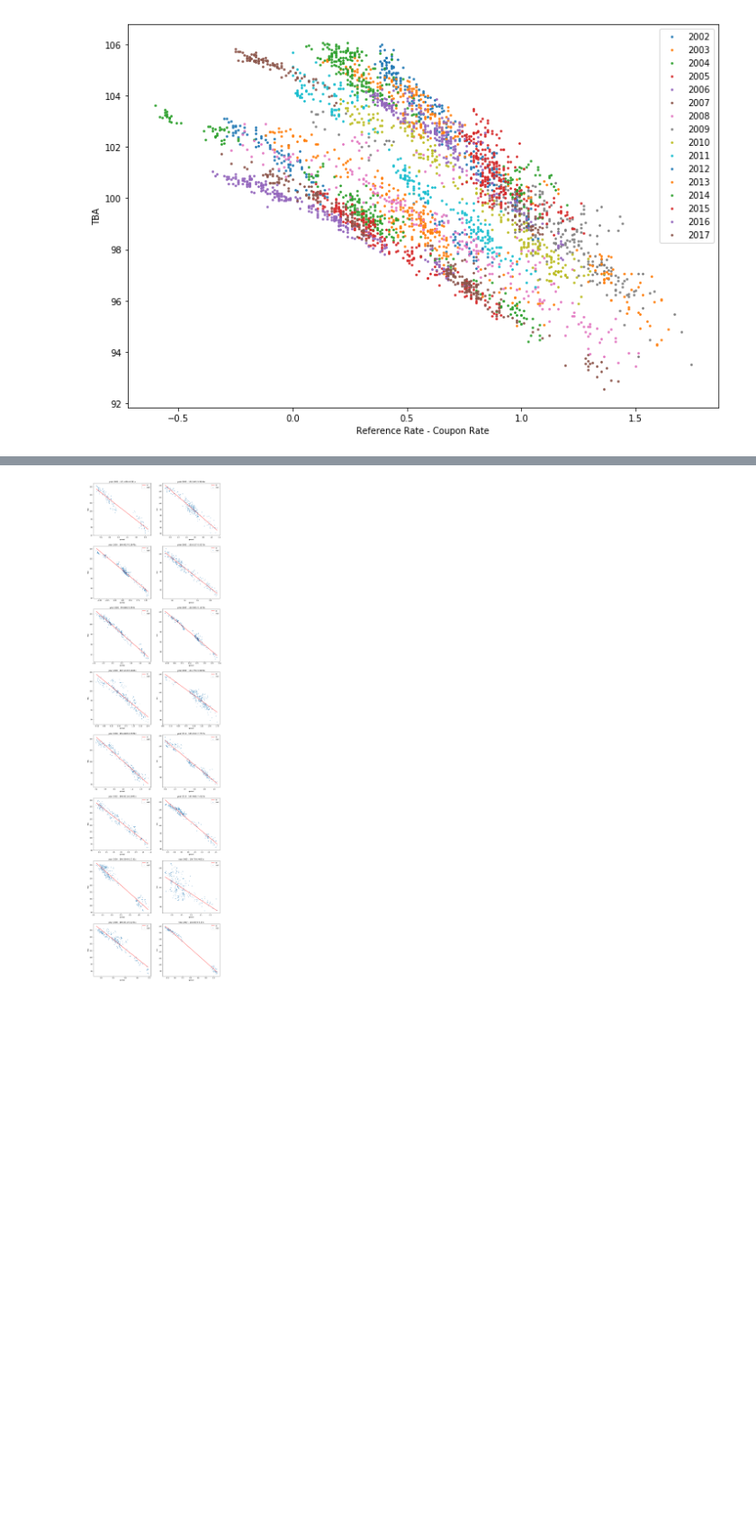
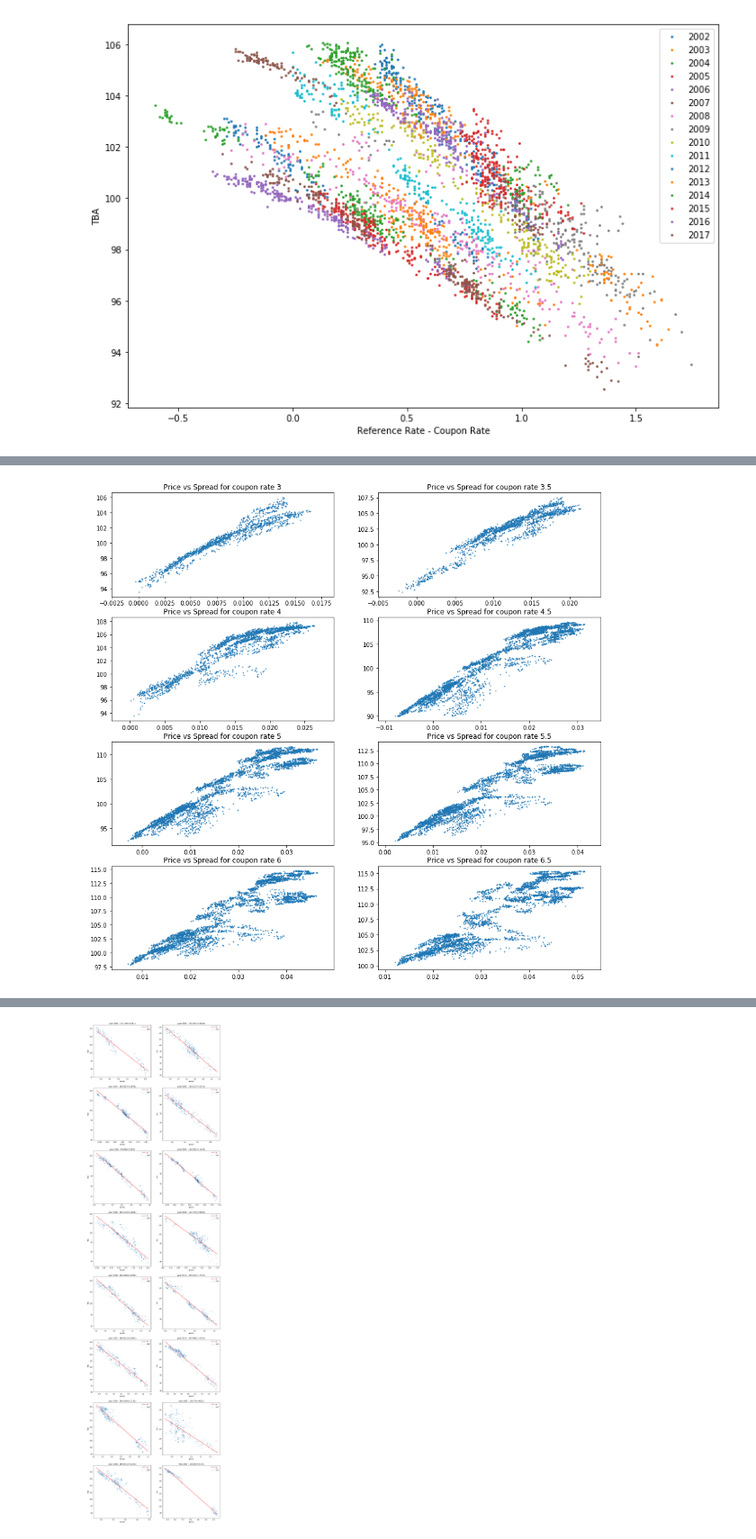
Before and after one commit to JerryDeveloper/MBSEmpiricalDuration, a Jupyter notebook: Week 6 Report - Rolling Regression.ipynb, the cells around one changed output, grey strips where cells are left out. Shown at 90% size. Cells and saved outputs as stored; diff of their text form; code cells hidden in the pictures; blank space fills up the shorter version.

```diff
--- a/Week 6 Report - Rolling Regression.ipynb
+++ b/Week 6 Report - Rolling Regression.ipynb
@@ -137,0 +248,18 @@ ax.set_ylabel('TBA')
+# %%
+df_base=df_base.merge(FNCL3_2,how='left',left_index=True, right_index=True)
+df_base=df_base.merge(FNCL3_5_2,how='left',left_index=True, right_index=True)
+df_base=df_base.merge(FNCL4_2,how='left',left_index=True, right_index=True)
+df_base=df_base.merge(FNCL4_5_2,how='left',left_index=True, right_index=True)
+df_base=df_base.merge(FNCL5_2,how='left',left_index=True, right_index=True)
+df_base=df_base.merge(FNCL5_5_2,how='left',left_index=True, right_index=True)
+df_base=df_base.merge(FNCL6_2,how='left',left_index=True, right_index=True)
+df_base=df_base.merge(FNCL6_5_2,how='left',left_index=True, right_index=True)
+df_base["spread3"]=(3-df_base["10YR"])/100
+df_base["spread3_5"]=(3.5-df_base["10YR"])/100
+df_base["spread4"]=(4-df_base["10YR"])/100
+df_base["spread4_5"]=(4.5-df_base["10YR"])/100
+df_base["spread5"]=(5-df_base["10YR"])/100
+df_base["spread5_5"]=(5.5-df_base["10YR"])/100
+df_base["spread6"]=(6-df_base["10YR"])/100
+df_base["spread6_5"]=(6.5-df_base["10YR"])/100
+df_base.head()
@@ -137,0 +274,21 @@ ax.set_ylabel('TBA')
+# %%
+f, axarr = plt.subplots(4, 2,figsize=(15,15))
+axarr[0, 0].scatter(df_base['spread3'].values,df_base['Price3'].values,s=1)
+axarr[0, 0].set_title('Price vs Spread for coupon rate 3')
+axarr[0, 1].scatter(df_base['spread3_5'].values,df_base['Price3.5'].values,s=1)
+axarr[0, 1].set_title('Price vs Spread for coupon rate 3.5')
+axarr[1, 0].scatter(df_base['spread4'].values,df_base['Price4'].values,s=1)
+axarr[1, 0].set_title('Price vs Spread for coupon rate 4')
+axarr[1, 1].scatter(df_base['spread4_5'].values,df_base['Price4.5'].values,s=1)
+axarr[1, 1].set_title('Price vs Spread for coupon rate 4.5')
+axarr[2, 0].scatter(df_base['spread5'].values,df_base['Price5'].values,s=1)
+axarr[2, 0].set_title('Price vs Spread for coupon rate 5')
+axarr[2, 1].scatter(df_base['spread5_5'].values,df_base['Price5.5'].values,s=1)
+axarr[2, 1].set_title('Price vs Spread for coupon rate 5.5')
+axarr[3, 0].scatter(df_base['spread6'].values,df_base['Price6'].values,s=1)
+axarr[3, 0].set_title('Price vs Spread for coupon rate 6')
+axarr[3, 1].scatter(df_base['spread6_5'].values,df_base['Price6.5'].values,s=1)
+axarr[3, 1].set_title('Price vs Spread for coupon rate 6.5')
+plt.show()
+# %% [output]
+[figure, added]
```
Also changed, not shown: parts of 31 cells of this notebook.
